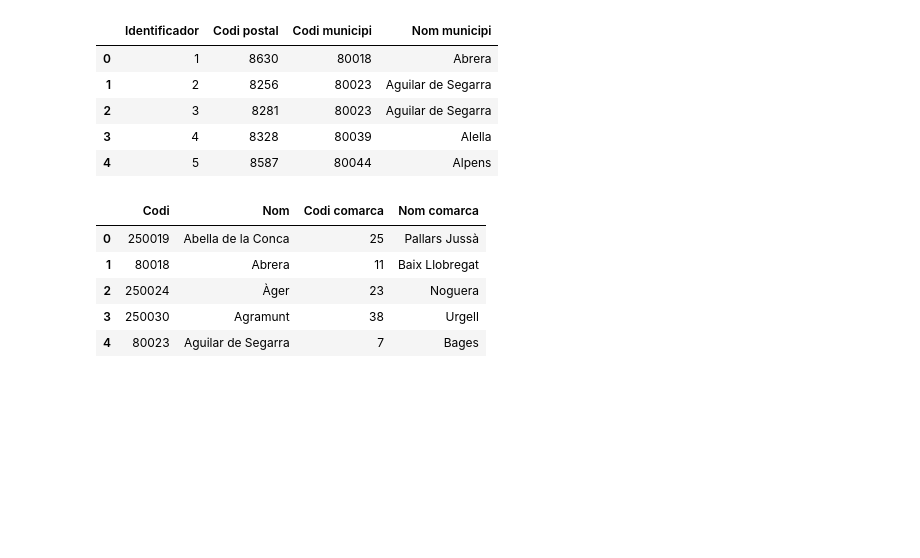
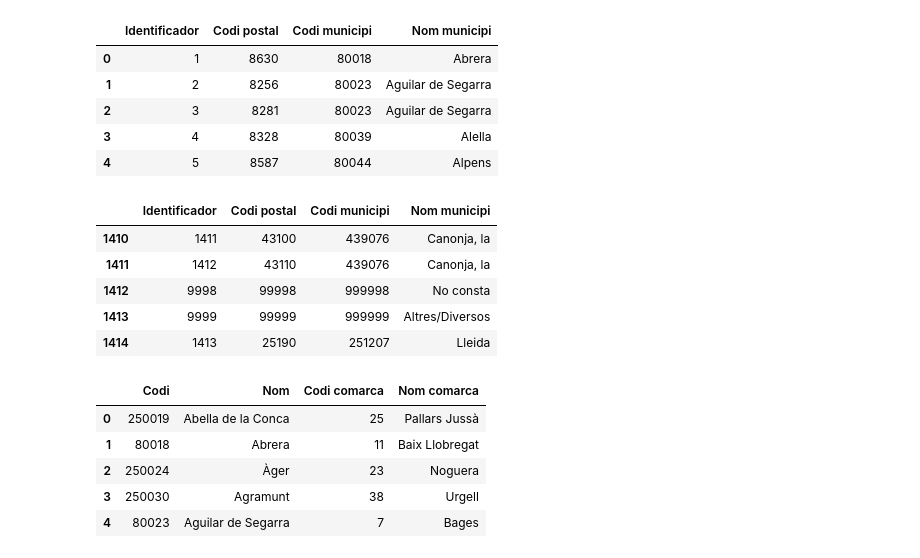
Before and after one commit to joanrocajovani/final-project, a Jupyter notebook: src/Cleaning.ipynb, the cells around one changed output. Drawn from its saved outputs; the diff is of its cells as text; code cells hidden in the pictures; blank space fills up the shorter version.

```diff
--- a/src/Cleaning.ipynb
+++ b/src/Cleaning.ipynb
@@ -85,3 +87,14 @@ x.head()
+# %%
+x.loc[len(x.index)] = [1413, 25190, 251207, 'Lleida']
+# %%
+x.tail()
+# %% [output]
+|  | Identificador | Codi postal | Codi municipi | Nom municipi |
+| 1410 | 1411 | 43100 | 439076 | Canonja, la |
+| 1411 | 1412 | 43110 | 439076 | Canonja, la |
+| 1412 | 9998 | 99998 | 999998 | No consta |
+| 1413 | 9999 | 99999 | 999999 | Altres/Diversos |
+| 1414 | 1413 | 25190 | 251207 | Lleida |
 # %%
 y = pd.read_csv('../data/Municipis_Cat3.csv', sep=";")
 y.head()
```
Also changed, not shown: parts of 43 cells of this notebook.
